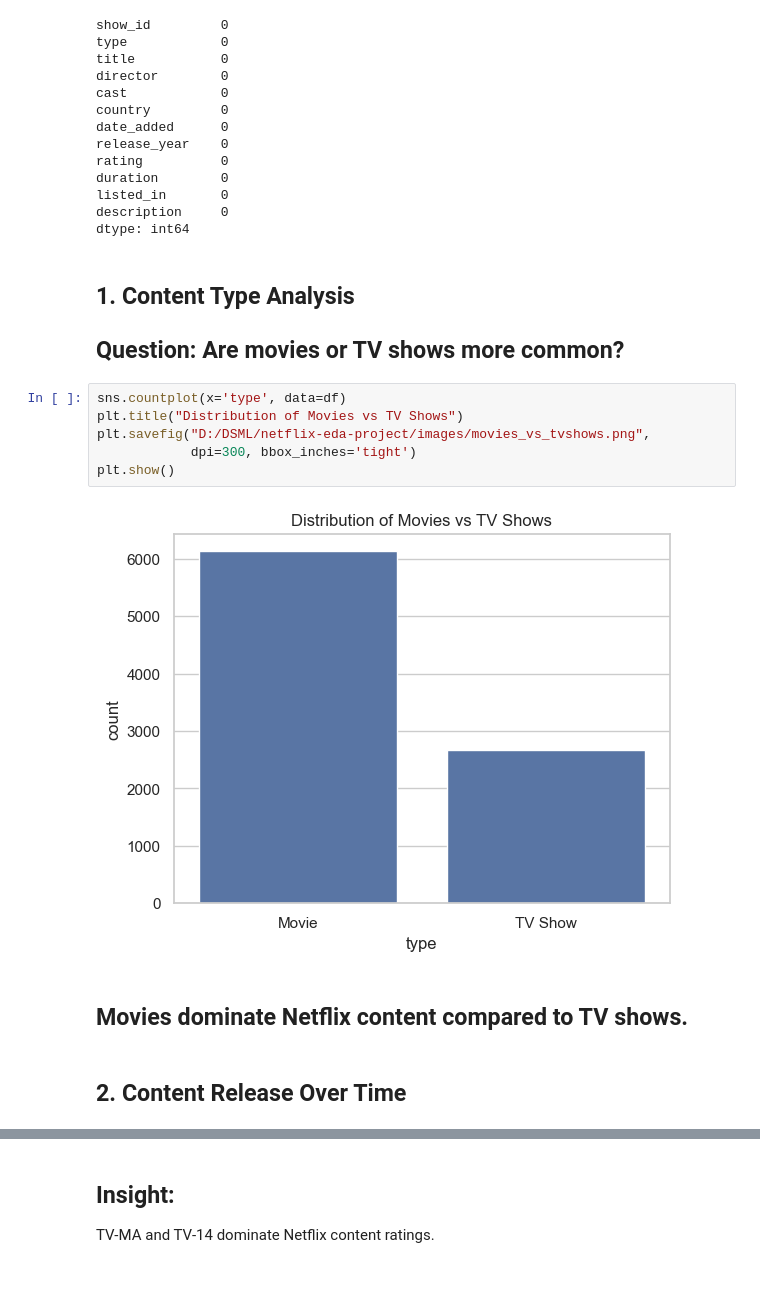
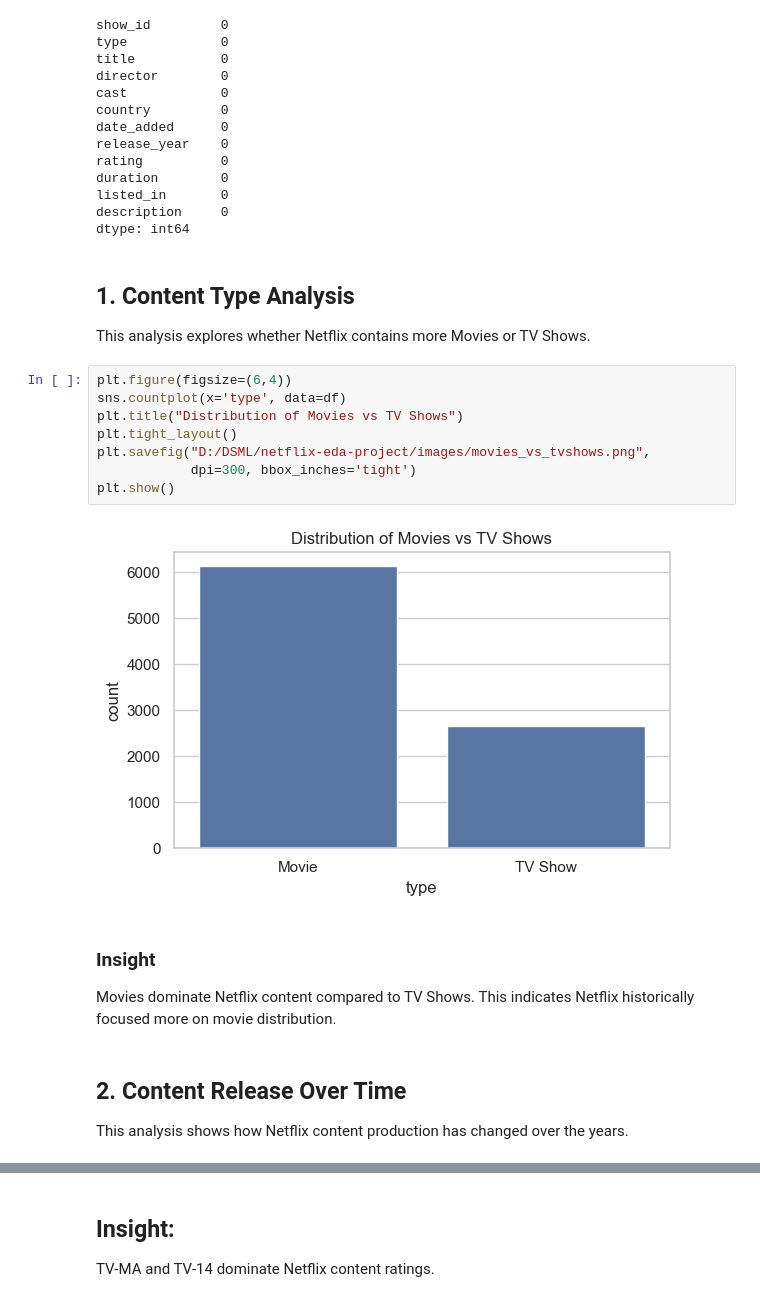
Before and after one commit to Saiful-2/netflix-eda-project, a Jupyter notebook: notebook/netflix_eda.ipynb, the cells around one changed output, grey strips where cells are left out. Saved outputs shown, nothing was run; the diff lists cells and outputs as text.

Commit message:
Update notebook with improved EDA analysis

```diff
--- a/notebook/netflix_eda.ipynb
+++ b/notebook/netflix_eda.ipynb
@@ -68,19 +121,27 @@ description     0
 dtype: int64
 # %% [markdown]
 ## 1. Content Type Analysis
-## Question: Are movies or TV shows more common?
+
+This analysis explores whether Netflix contains more Movies or TV Shows.
 # %%
+plt.figure(figsize=(6,4))
 sns.countplot(x='type', data=df)
 plt.title("Distribution of Movies vs TV Shows")
+plt.tight_layout()
 plt.savefig("D:/DSML/netflix-eda-project/images/movies_vs_tvshows.png",
             dpi=300, bbox_inches='tight')
 plt.show()
 # %% [output]
-[figure, old version]
+[figure, new version]
 # %% [markdown]
-## Movies dominate Netflix content compared to TV shows.
+### Insight
+
+Movies dominate Netflix content compared to TV Shows.
+This indicates Netflix historically focused more on movie distribution.
 # %% [markdown]
 ## 2. Content Release Over Time
+
+This analysis shows how Netflix content production has changed over the years.
 # %%
 plt.figure(figsize=(10,5))
 sns.histplot(df['release_year'], bins=30)
```
Also changed, not shown: parts of 32 cells of this notebook.
